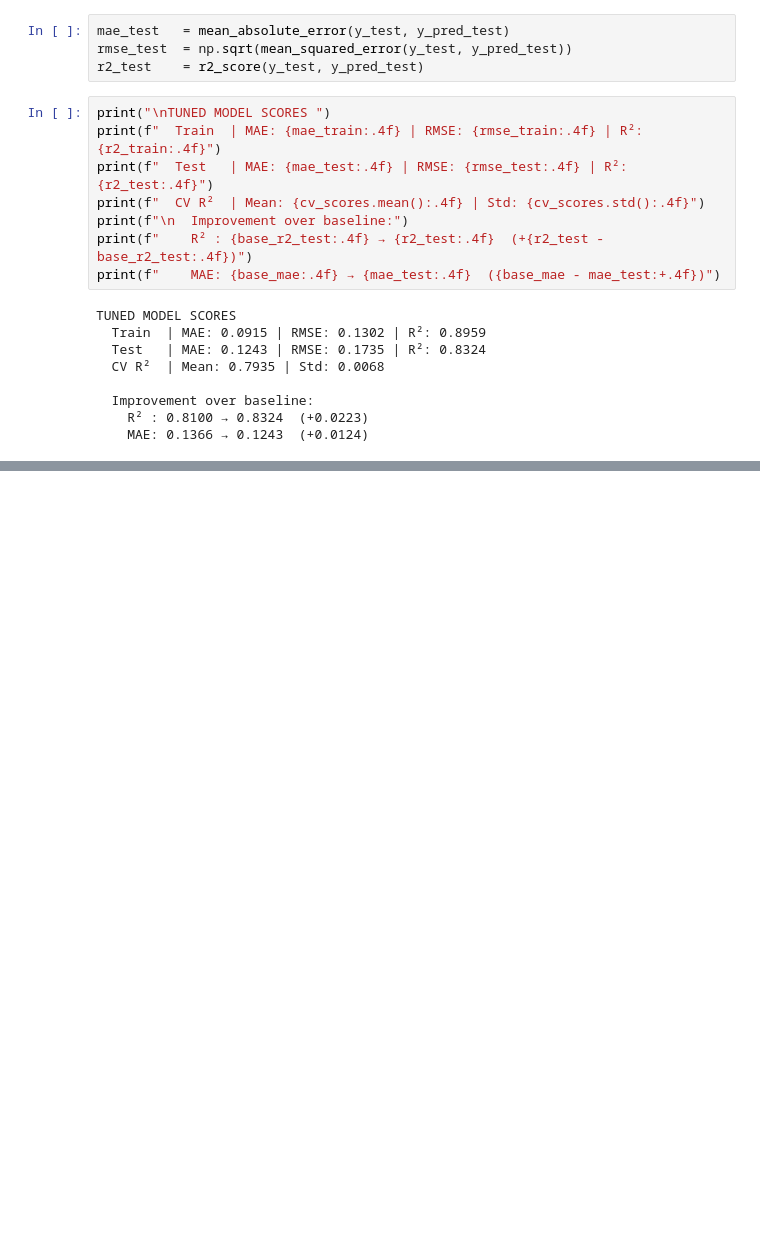
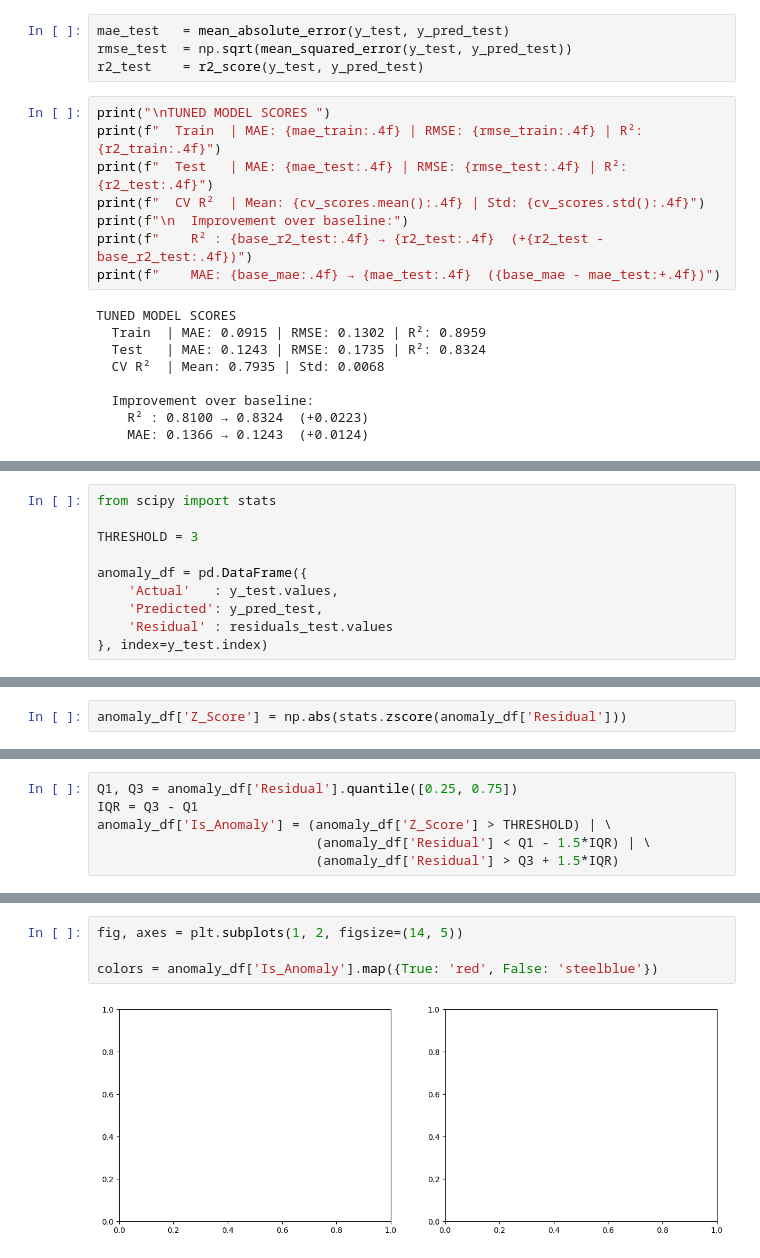
Before and after one commit to Sadhana-up/Sem-Project, a Jupyter notebook: DecisionTree.ipynb, the cells around one changed output, grey strips where cells are left out. Saved outputs shown, nothing was run; the diff lists cells and outputs as text; blank space fills up the shorter version.

Commit message:
anomaly detection

```diff
--- a/DecisionTree.ipynb
+++ b/DecisionTree.ipynb
@@ -232,0 +211,10 @@ plt.show()
+# %%
+from scipy import stats
+
+THRESHOLD = 3
+
+anomaly_df = pd.DataFrame({
+    'Actual'   : y_test.values,
+    'Predicted': y_pred_test,
+    'Residual' : residuals_test.values
+}, index=y_test.index)
@@ -232,0 +223,2 @@ plt.show()
+# %%
+anomaly_df['Z_Score'] = np.abs(stats.zscore(anomaly_df['Residual']))
@@ -232,0 +227,6 @@ plt.show()
+# %%
+Q1, Q3 = anomaly_df['Residual'].quantile([0.25, 0.75])
+IQR = Q3 - Q1
+anomaly_df['Is_Anomaly'] = (anomaly_df['Z_Score'] > THRESHOLD) | \
+                            (anomaly_df['Residual'] < Q1 - 1.5*IQR) | \
+                            (anomaly_df['Residual'] > Q3 + 1.5*IQR)
@@ -232,0 +254,6 @@ plt.show()
+# %%
+fig, axes = plt.subplots(1, 2, figsize=(14, 5))
+
+colors = anomaly_df['Is_Anomaly'].map({True: 'red', False: 'steelblue'})
+# %% [output]
+[figure, added]
```
Also changed, not shown: parts of 13 cells of this notebook.
